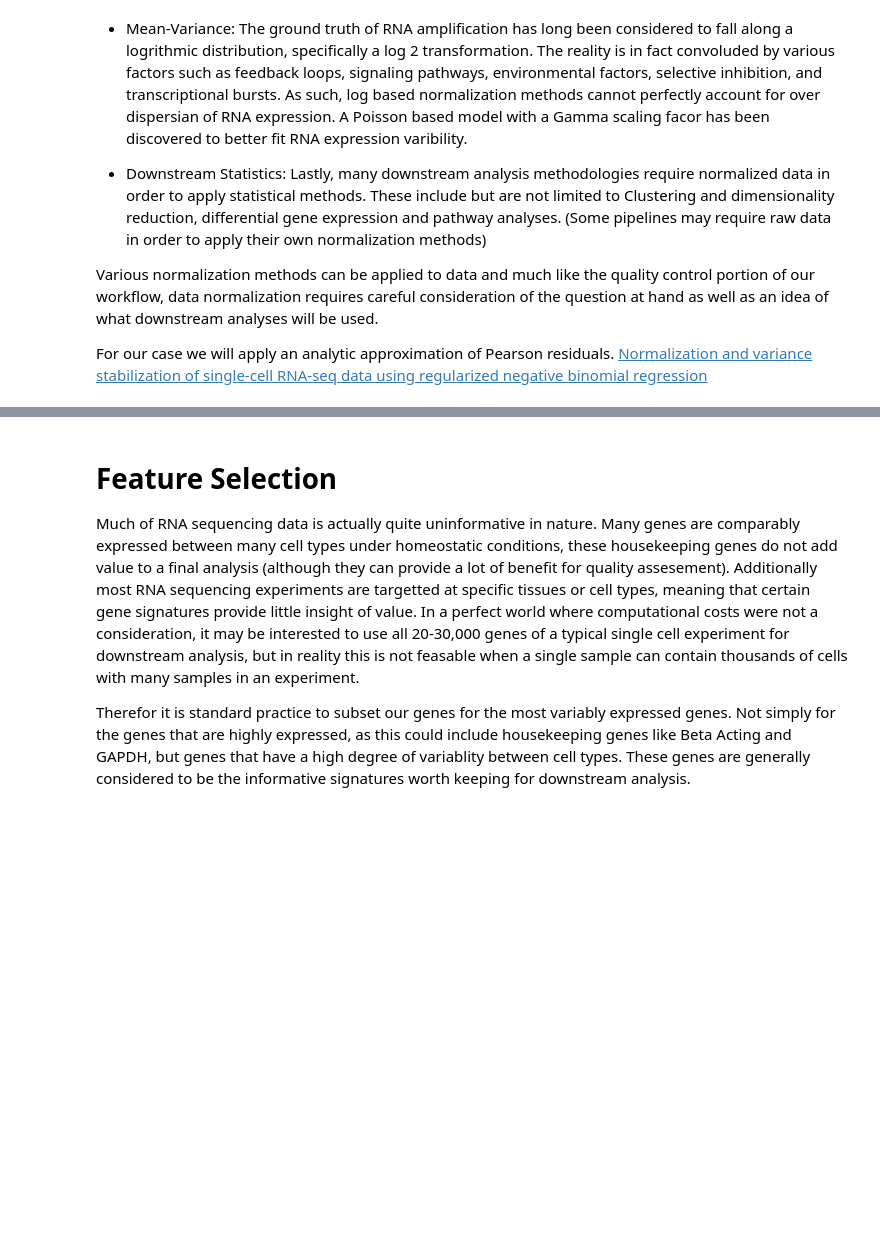
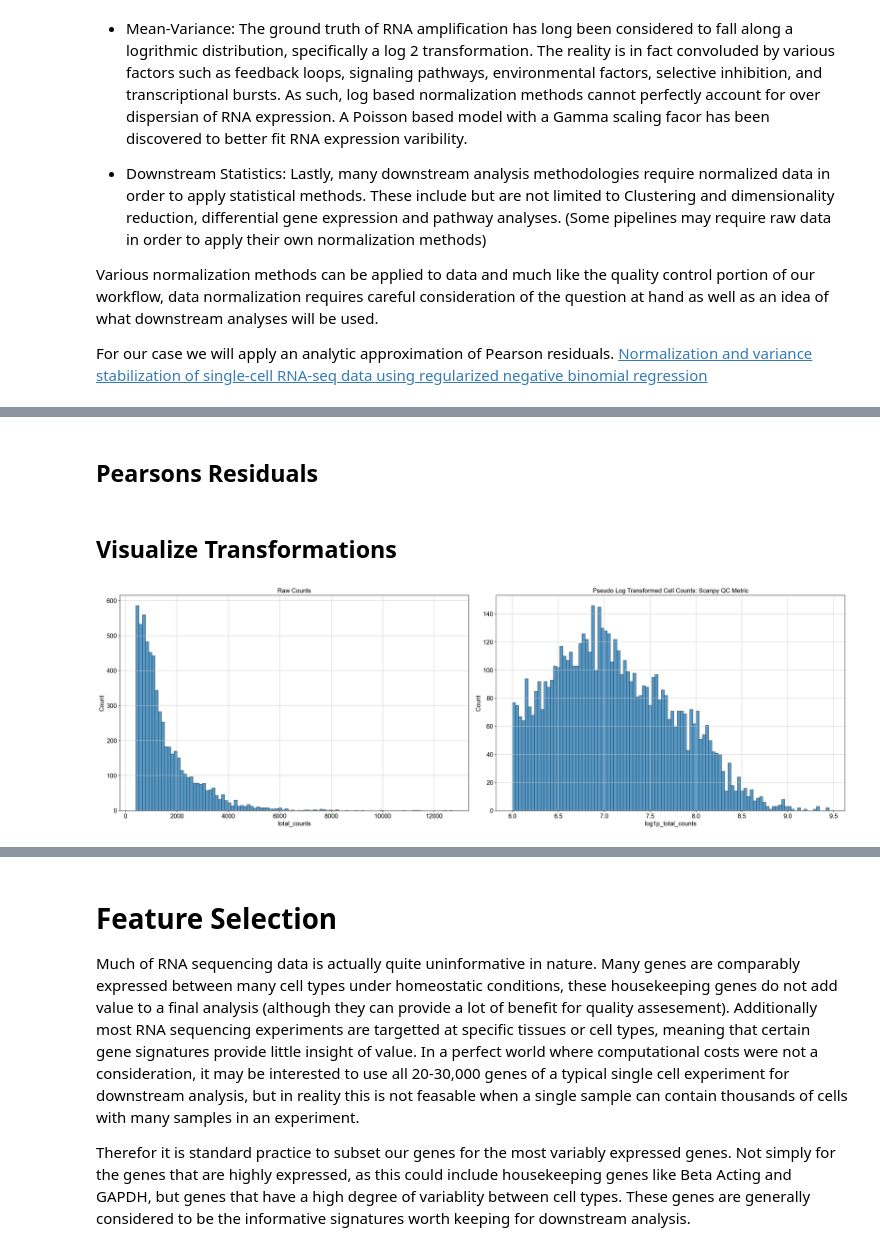
Before and after one commit to MikiasHWT/scRNA_Lethal_Covid19_Analysis, a Jupyter notebook: scRNA_Lethal_Covid19_Analysis.ipynb, the cells around one changed output, grey strips where cells are left out. Saved outputs shown, nothing was run; the diff lists cells and outputs as text; code cells hidden in the pictures; blank space fills up the shorter version.

Commit message:
Normalization Exploration

```diff
--- a/scRNA_Lethal_Covid19_Analysis.ipynb
+++ b/scRNA_Lethal_Covid19_Analysis.ipynb
@@ -430,0 +612,8 @@ from scipy.sparse import csr_matrix # Stores and operates on sparse matrices
+# %%
+# Preliminary clustering for differentiated normalisation
+adata_pp = adata.copy()
+sc.pp.normalize_total(adata_pp)
+sc.pp.log1p(adata_pp)
+sc.pp.pca(adata_pp, n_comps=12)
+sc.pp.neighbors(adata_pp)
+sc.tl.leiden(adata_pp, key_added="groups")
@@ -430,0 +623,9 @@ from scipy.sparse import csr_matrix # Stores and operates on sparse matrices
+# %%
+data_mat = adata_pp.X.T
+if issparse(data_mat):
+    if data_mat.nnz > 2**31 - 1:
+        data_mat = data_mat.tocoo()
+    else:
+        data_mat = data_mat.tocsc()
+ro.globalenv["data_mat"] = data_mat
+ro.globalenv["input_groups"] = adata_pp.obs["groups"]
@@ -431 +645,19 @@ from scipy.sparse import csr_matrix # Stores and operates on sparse matrices
+# %%
+%%R -o size_factors
+
+size_factors = sizeFactors(
+    computeSumFactors(
+        SingleCellExperiment(
+            list(counts=data_mat)),
+            clusters = input_groups,
+            min.mean = 0.1,
+            BPPARAM = SnowParam()
+    )
+)
+# %%
+adata.obs["size_factors"] = size_factors
+scran = adata.X / adata.obs["size_factors"].values[:, None]
+adata.layers["scran_normalization"] = csr_matrix(sc.pp.log1p(scran))
+# %% [markdown]
+## Pearsons Residuals
 # %%
@@ -435,22 +664,22 @@ sc.pp.filter_genes(adata, min_cells=1)
 # Compute Pearsons residuals and add normalized sparse matrix as adata layer
 analytic_pearson = sc.experimental.pp.normalize_pearson_residuals(adata, inplace=False)
 adata.layers["pearson_residuals"] = csr_matrix(analytic_pearson["X"])
+# %% [markdown]
+## Visualize Transformations
 # %%
 # Plot histograms
-fig, ax = plt.subplots(1, 3, figsize=(18, 6))
+fig, ax = plt.subplots(1, 2, figsize=(24, 8))
 
 # Raw Counts Histogram
 sns.histplot(adata.obs["total_counts"], bins=100, kde=False, ax=ax[0])
 ax[0].set_title("Raw Counts")
 
-# Log-Transformed Counts Histogram
+# Pseudo Log
 sns.histplot(adata.obs["log1p_total_counts"], bins=100, kde=False, ax=ax[1])
-ax[1].set_title("Pseudo Log Transformed Counts")
-
-# Pearson Residuals Histogram (convert sparse matrix to dense with .A1)
-sns.histplot(adata.layers["pearson_residuals"].sum(1).A1, bins=100, kde=False, ax=ax[2])
-ax[2].set_title("Pearson Residuals Transformed Counts")
+ax[1].set_title("Pseudo Log Transformed Cell Counts: Scanpy QC Metric")
 
 # Display
 plt.tight_layout()
 plt.show();
+# %% [output]
+[figure, added]
```
Also changed, not shown: parts of 109 cells of this notebook.
